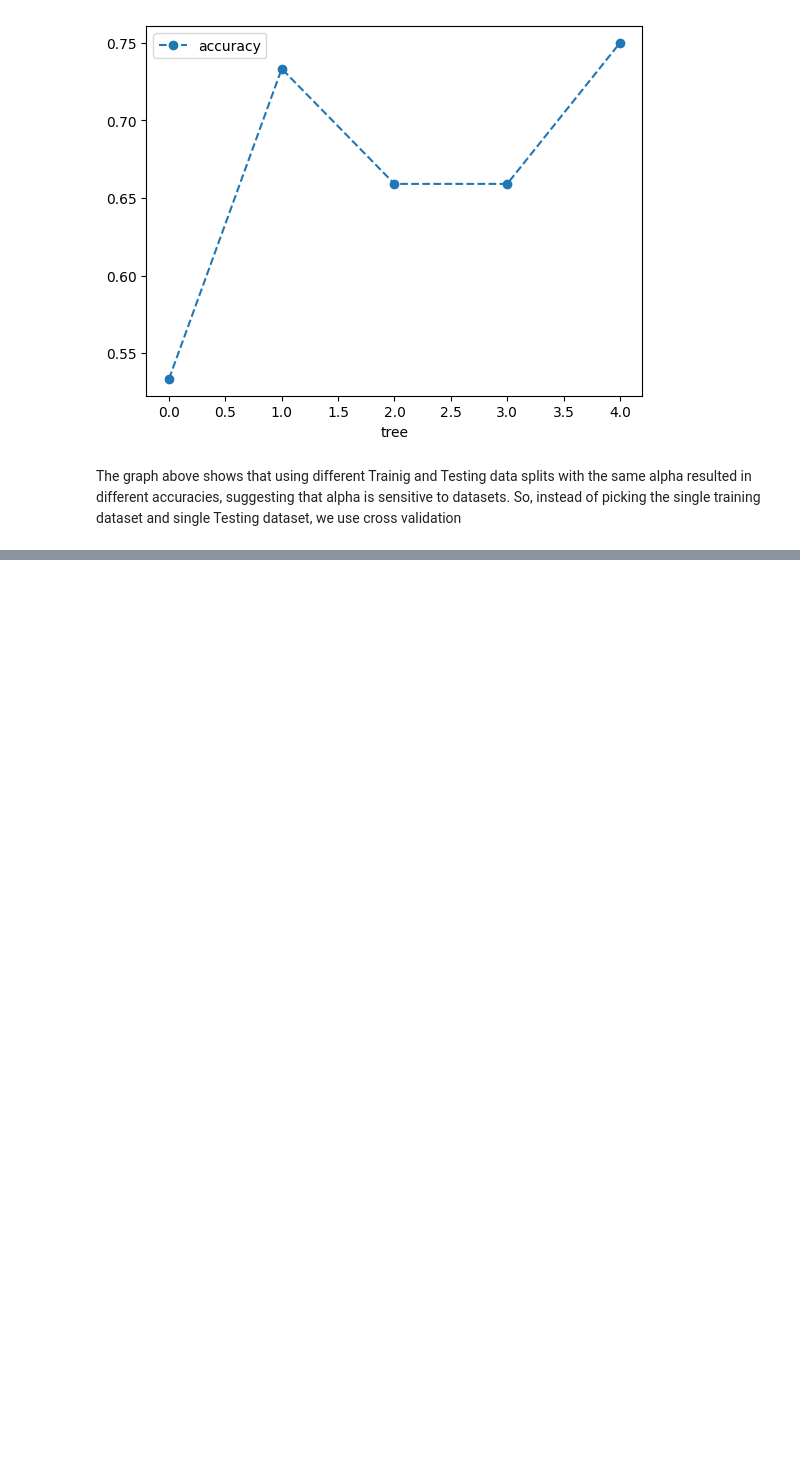
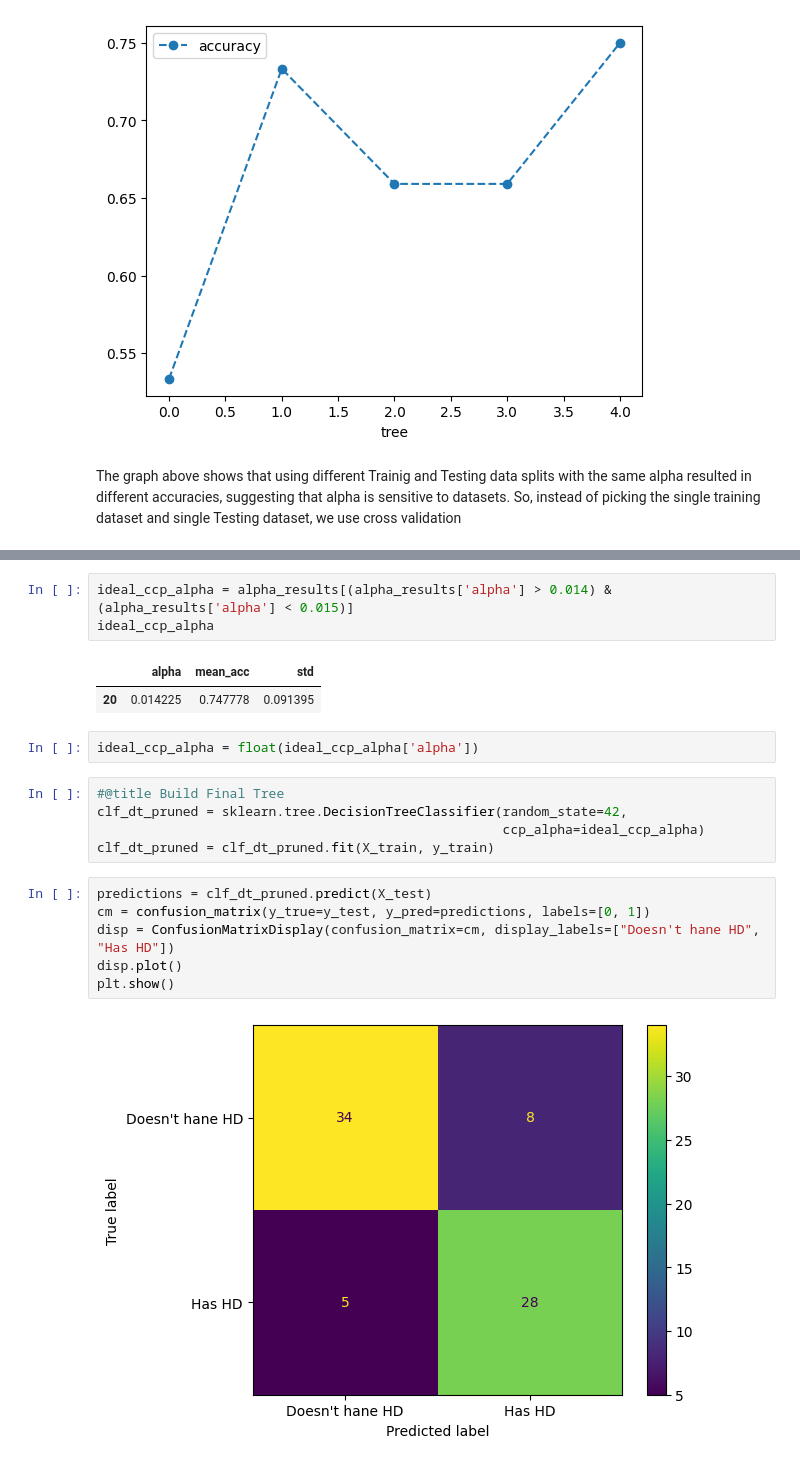
Before and after one commit to arimaz1881/ML-Exercises, a Jupyter notebook: DescisionTree&CrossValidation.ipynb, the cells around one changed output, grey strips where cells are left out. Saved outputs shown, nothing was run; the diff lists cells and outputs as text; blank space fills up the shorter version.

```diff
--- a/DescisionTree&CrossValidation.ipynb
+++ b/DescisionTree&CrossValidation.ipynb
@@ -270,0 +282,21 @@ alpha_results.plot(x='alpha',
+# %%
+ideal_ccp_alpha = alpha_results[(alpha_results['alpha'] > 0.014) & (alpha_results['alpha'] < 0.015)]
+ideal_ccp_alpha
+# %% [output]
+|  | alpha | mean_acc | std |
+| 20 | 0.014225 | 0.747778 | 0.091395 |
+# %%
+ideal_ccp_alpha = float(ideal_ccp_alpha['alpha'])
+# %%
+#@title Build Final Tree
+clf_dt_pruned = sklearn.tree.DecisionTreeClassifier(random_state=42,
+                                                    ccp_alpha=ideal_ccp_alpha)
+clf_dt_pruned = clf_dt_pruned.fit(X_train, y_train)
+# %%
+predictions = clf_dt_pruned.predict(X_test)
+cm = confusion_matrix(y_true=y_test, y_pred=predictions, labels=[0, 1])
+disp = ConfusionMatrixDisplay(confusion_matrix=cm, display_labels=["Doesn't hane HD", "Has HD"])
+disp.plot()
+plt.show()
+# %% [output]
+[figure, added]
```
Also changed, not shown: parts of 6 cells of this notebook.
